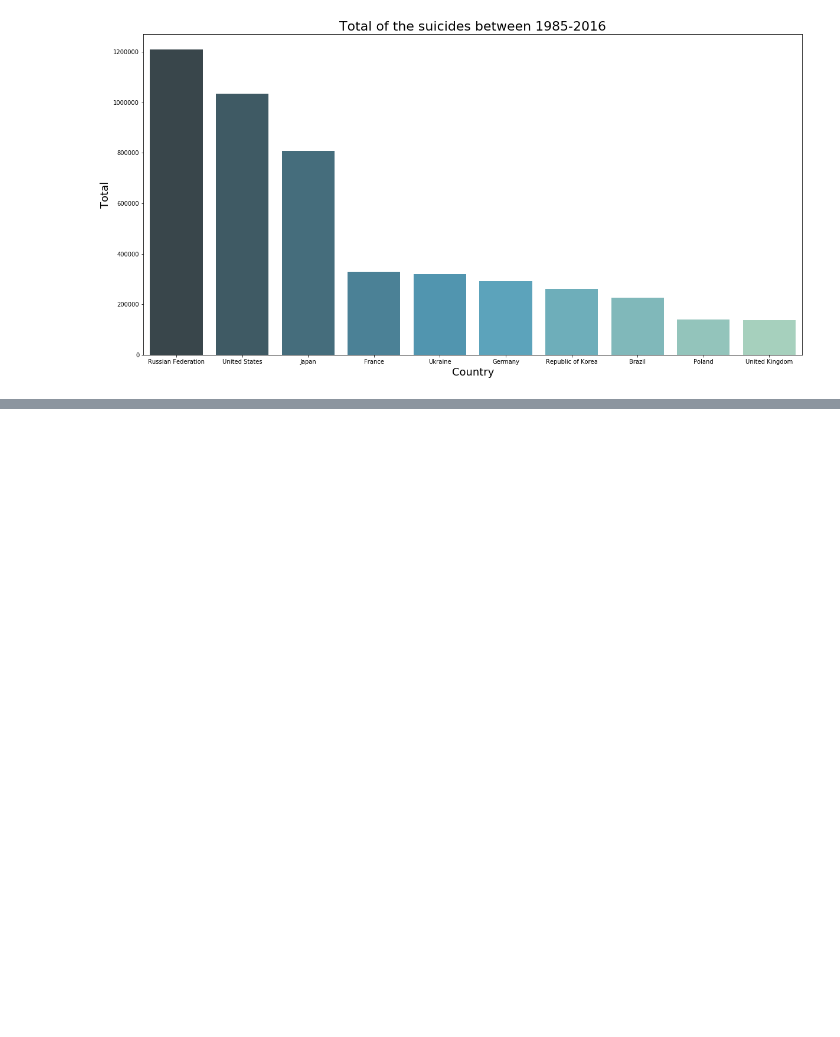
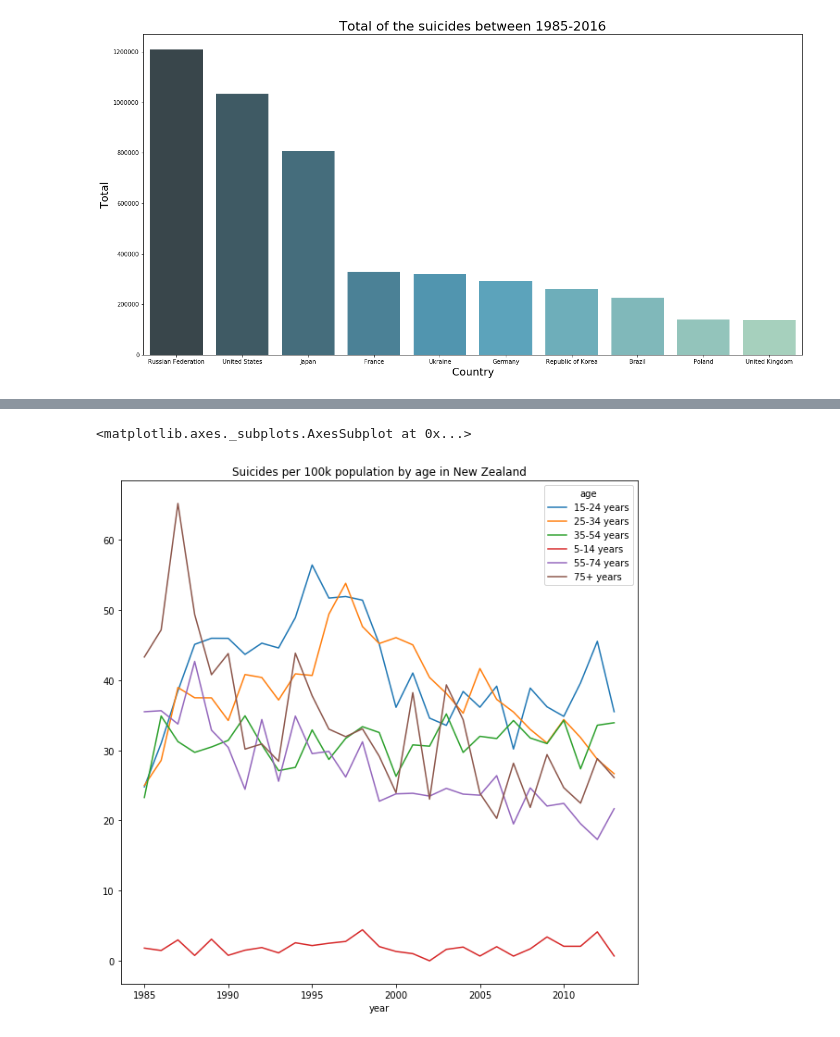
Before and after one commit to Igorth/practicing_kaggle, a Jupyter notebook: Suicide Rates Overview 1985 to 2016/Suicide Rates Overview 1985 to 2016.ipynb, the cells around one changed output, grey strips where cells are left out. Saved outputs shown, nothing was run; the diff lists cells and outputs as text; code cells hidden in the pictures; blank space fills up the shorter version.

```diff
--- a/Suicide Rates Overview 1985 to 2016/Suicide Rates Overview 1985 to 2016.ipynb
+++ b/Suicide Rates Overview 1985 to 2016/Suicide Rates Overview 1985 to 2016.ipynb
@@ -144,0 +165,9 @@ Text(0, 0.5, 'Total')
+# %%
+new_zealand_analysis = df[df['country'] == 'New Zealand'].groupby(['year', 'age'])['suicides/100k pop'].sum().unstack('age')
+# %%
+new_zealand_analysis.plot(figsize=(10, 10),
+               title='Suicides per 100k population by age in New Zealand',
+               legend=True)
+# %% [output]
+<matplotlib.axes._subplots.AxesSubplot at 0x...>
+[figure, added]
```
Also changed, not shown: parts of 5 cells of this notebook.
